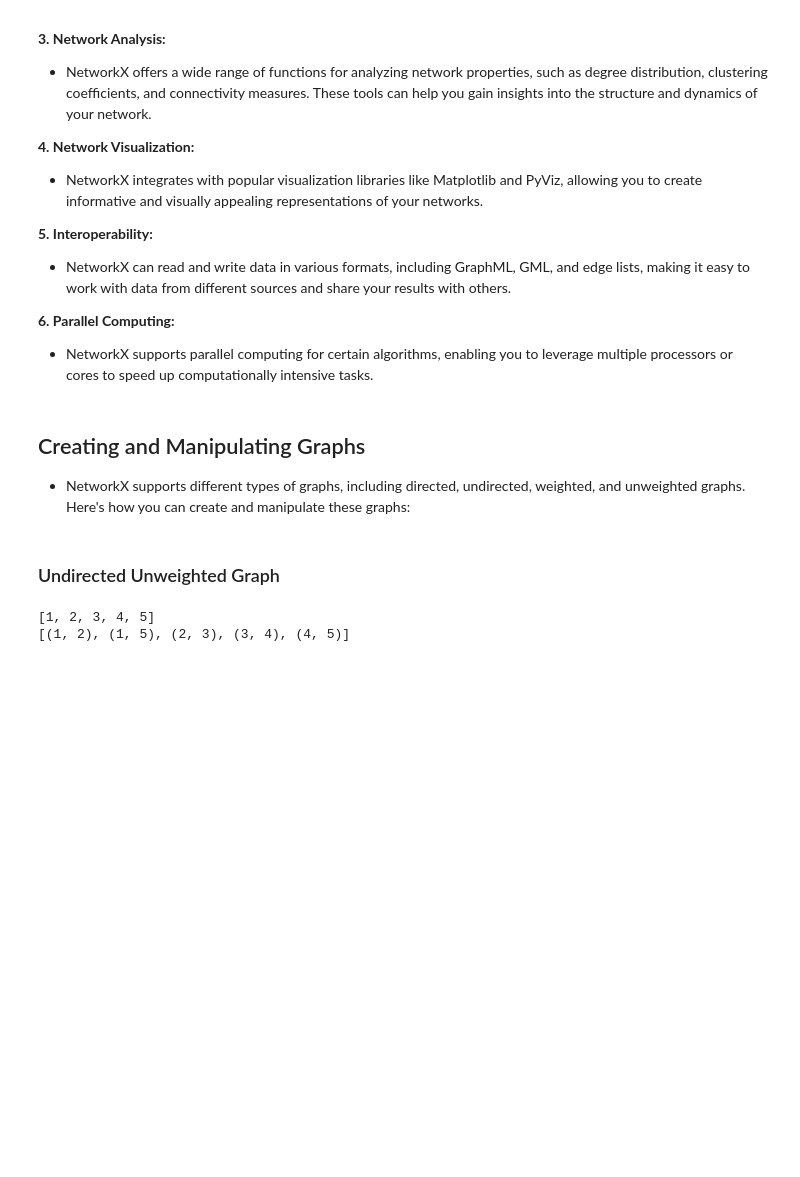
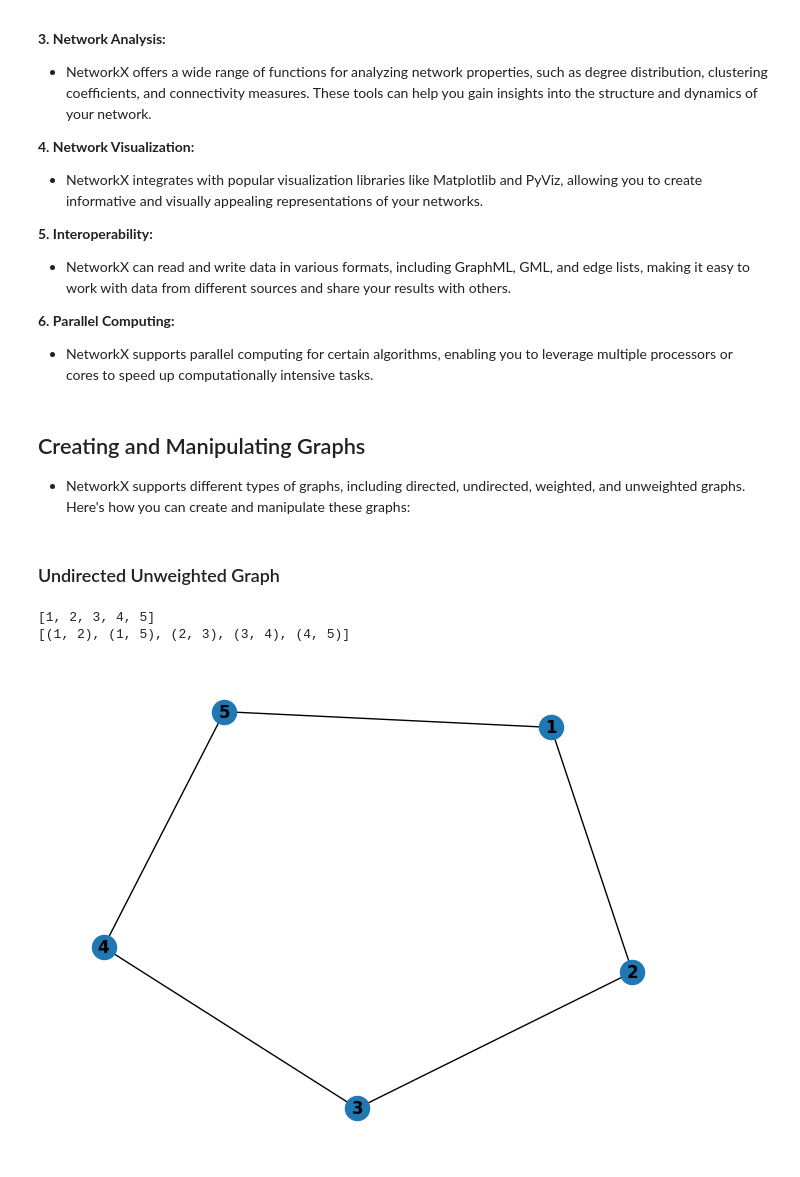
Before and after one commit to behrangEhi/complex-network, a Jupyter notebook: NetworkX.ipynb, the cells around one changed output. Cells and saved outputs as stored; diff of their text form; code cells hidden in the pictures; blank space fills up the shorter version.

Commit message:
#5 Creating and Manipulating Graphs

```diff
--- a/NetworkX.ipynb
+++ b/NetworkX.ipynb
@@ -34,18 +37,25 @@ NetworkX is particularly useful for researchers, data scientists, and engineers
 # %%
 import networkx as nx
 
 # Create an undirected unweighted graph
 G = nx.Graph()
 
 # Add nodes
 G.add_nodes_from([1, 2, 3, 4, 5])
 
 # Add edges
 G.add_edges_from([(1, 2), (2, 3), (3, 4), (4, 5), (1, 5)])
 
 # Print the graph
 print(G.nodes())
 print(G.edges())
+
+# Draw the graph with labeled vertices
+pos = nx.spring_layout(G)
+nx.draw(G, pos, with_labels=True, font_weight='bold')
+plt.axis('off')
+plt.show()
 # %% [output]
 [1, 2, 3, 4, 5]
 [(1, 2), (1, 5), (2, 3), (3, 4), (4, 5)]
+[figure, added]
```
Also changed, not shown: parts of 7 cells of this notebook.
